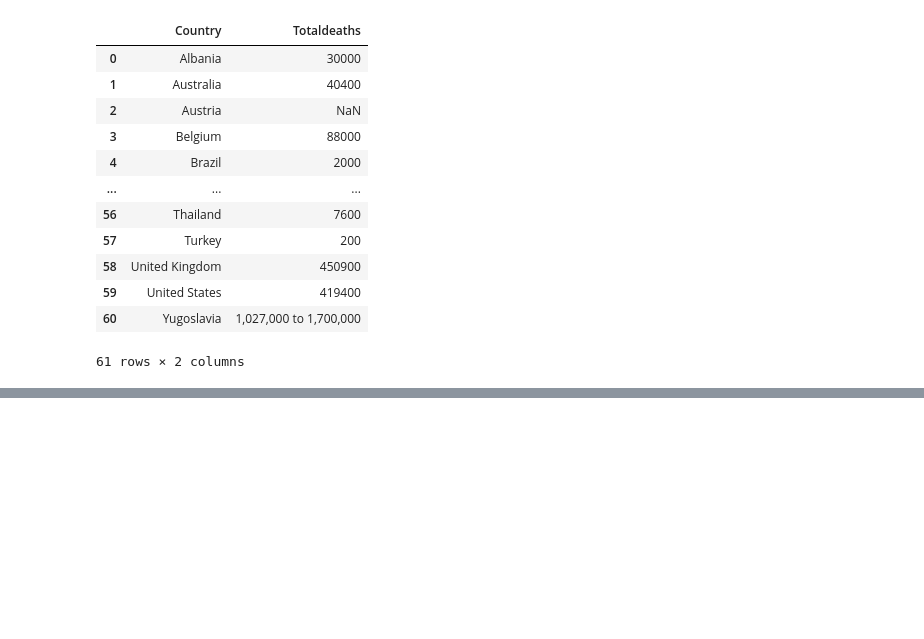
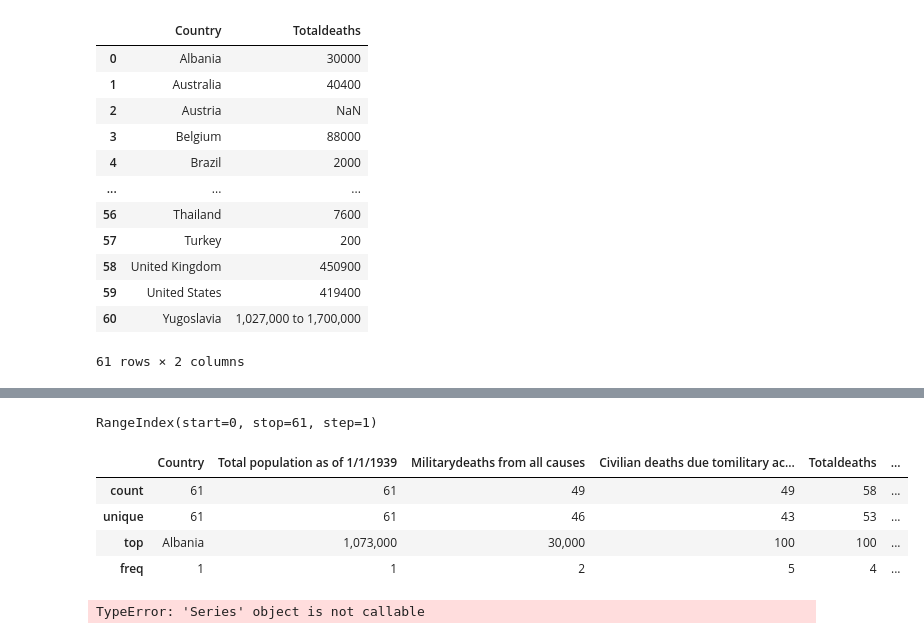
Before and after one commit to conorgleeson95/lecture4_workings, a Jupyter notebook: Project Workings.ipynb, the cells around one changed output, grey strips where cells are left out. Cells and saved outputs as stored; diff of their text form; code cells hidden in the pictures; blank space fills up the shorter version.

```diff
--- a/Project Workings.ipynb
+++ b/Project Workings.ipynb
@@ -59,0 +94,16 @@ df[['Country', 'Totaldeaths']]
+# %%
+df.index
+# %% [output]
+RangeIndex(start=0, stop=61, step=1)
+# %%
+df.describe()
+# %% [output]
+|  | Country | Total population as of 1/1/1939 | Militarydeaths from all causes | Civilian deaths due tomilitary ac... | Totaldeaths | ... |
+| count | 61 | 61 | 49 | 49 | 58 | ... |
+| unique | 61 | 61 | 46 | 43 | 53 | ... |
+| top | Albania | 1,073,000 | 30,000 | 100 | 100 | ... |
+| freq | 1 | 1 | 2 | 5 | 4 | ... |
+# %%
+df.dtypes()
+# %% [output]
+TypeError: 'Series' object is not callable
```
Also changed, not shown: parts of 11 cells of this notebook.
